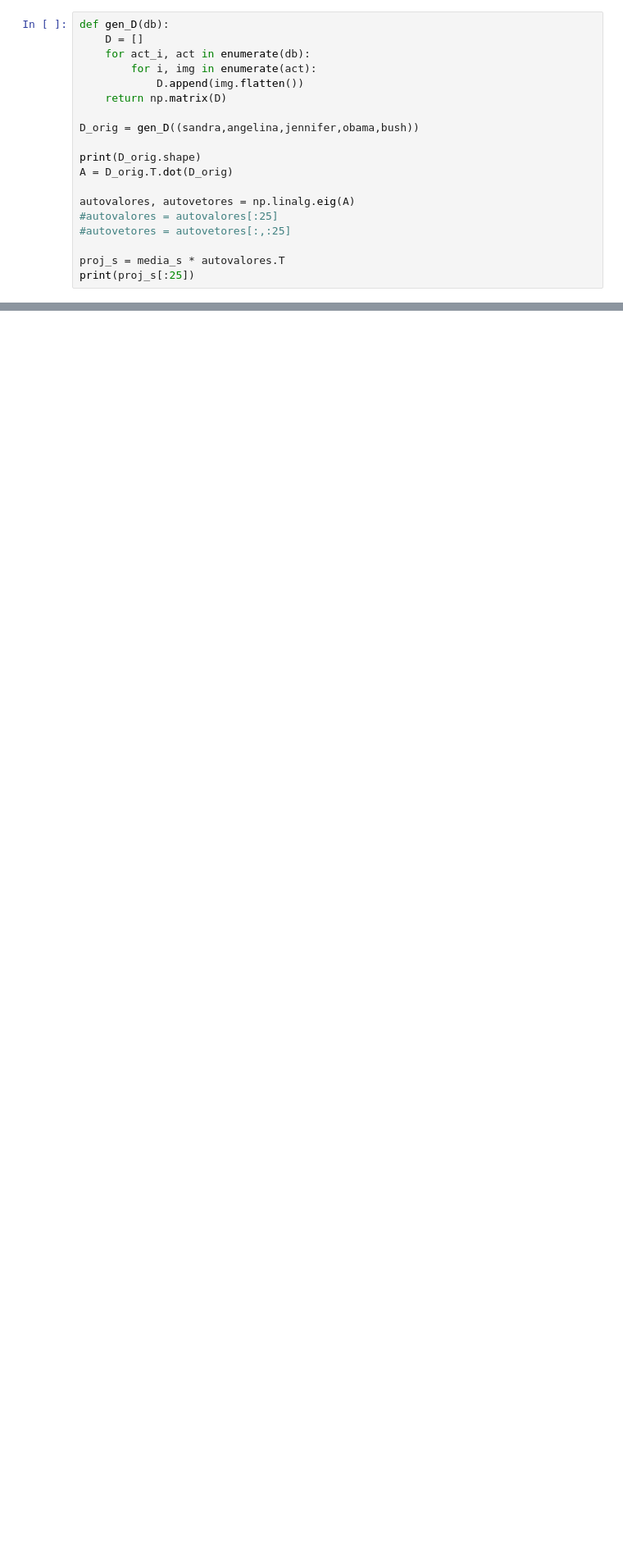
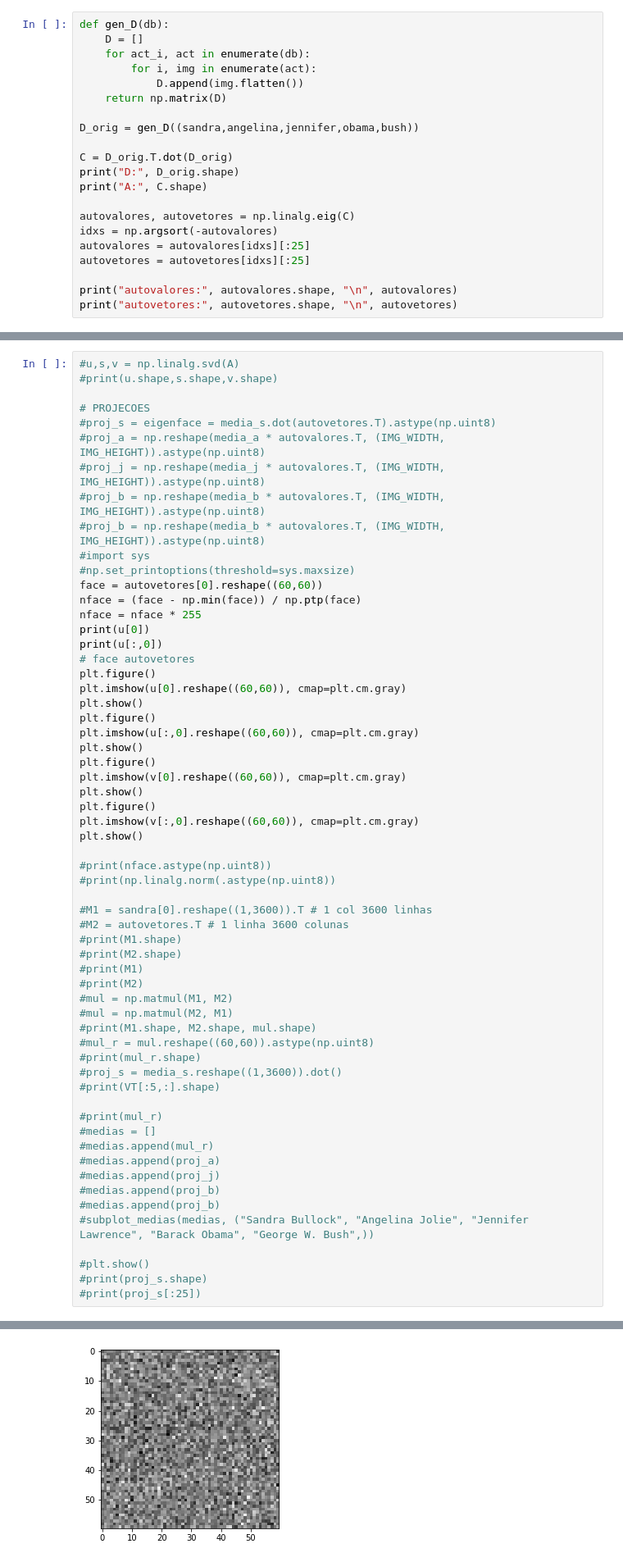
Before and after one commit to anderson-mdcc/algebralinear, a Jupyter notebook: face_recognition.ipynb, the cells around one changed output, grey strips where cells are left out. Shown at 82% size. Cells and saved outputs as stored; diff of their text form; blank space fills up the shorter version.

Commit message:
faces

```diff
--- a/face_recognition.ipynb
+++ b/face_recognition.ipynb
@@ -111,13 +110,15 @@ def gen_D(db):
 
 D_orig = gen_D((sandra,angelina,jennifer,obama,bush))
 
-print(D_orig.shape)
-A = D_orig.T.dot(D_orig)
+C = D_orig.T.dot(D_orig)
+print("D:", D_orig.shape)
+print("A:", C.shape)
 
-autovalores, autovetores = np.linalg.eig(A)
-#autovalores = autovalores[:25]
-#autovetores = autovetores[:,:25]
+autovalores, autovetores = np.linalg.eig(C)
+idxs = np.argsort(-autovalores)
+autovalores = autovalores[idxs][:25]
+autovetores = autovetores[idxs][:25]
 
-proj_s = media_s * autovalores.T
-print(proj_s[:25])
+print("autovalores:", autovalores.shape, "\n", autovalores)
+print("autovetores:", autovetores.shape, "\n", autovetores)
 # %% [output]
@@ -131,0 +142,61 @@ print(proj_s[:25])
+# %%
+#u,s,v = np.linalg.svd(A)
+#print(u.shape,s.shape,v.shape)
+
+# PROJECOES
+#proj_s = eigenface = media_s.dot(autovetores.T).astype(np.uint8)
+#proj_a = np.reshape(media_a * autovalores.T, (IMG_WIDTH, IMG_HEIGHT)).astype(np.uint8)
+#proj_j = np.reshape(media_j * autovalores.T, (IMG_WIDTH, IMG_HEIGHT)).astype(np.uint8)
+#proj_b = np.reshape(media_b * autovalores.T, (IMG_WIDTH, IMG_HEIGHT)).astype(np.uint8)
+#proj_b = np.reshape(media_b * autovalores.T, (IMG_WIDTH, IMG_HEIGHT)).astype(np.uint8)
+#import sys
+#np.set_printoptions(threshold=sys.maxsize)
+face = autovetores[0].reshape((60,60))
+nface = (face - np.min(face)) / np.ptp(face)
+nface = nface * 255
+print(u[0])
+print(u[:,0])
+# face autovetores
+plt.figure()
+plt.imshow(u[0].reshape((60,60)), cmap=plt.cm.gray)
+plt.show()
+plt.figure()
+plt.imshow(u[:,0].reshape((60,60)), cmap=plt.cm.gray)
+plt.show()
+plt.figure()
+plt.imshow(v[0].reshape((60,60)), cmap=plt.cm.gray)
+plt.show()
+plt.figure()
+plt.imshow(v[:,0].reshape((60,60)), cmap=plt.cm.gray)
+plt.show()
+
+#print(nface.astype(np.uint8))
+#print(np.linalg.norm(.astype(np.uint8))
+
+#M1 = sandra[0].reshape((1,3600)).T # 1 col 3600 linhas
+#M2 = autovetores.T # 1 linha 3600 colunas
+#print(M1.shape)
+#print(M2.shape)
+#print(M1)
+#print(M2)
+#mul = np.matmul(M1, M2)
+#mul = np.matmul(M2, M1)
+#print(M1.shape, M2.shape, mul.shape)
+#mul_r = mul.reshape((60,60)).astype(np.uint8)
+#print(mul_r.shape)
+#proj_s = media_s.reshape((1,3600)).dot()
+#print(VT[:5,:].shape)
+
+#print(mul_r)
+#medias = []
+#medias.append(mul_r)
+#medias.append(proj_a)
+#medias.append(proj_j)
+#medias.append(proj_b)
+#medias.append(proj_b)
+#subplot_medias(medias, ("Sandra Bullock", "Angelina Jolie", "Jennifer Lawrence", "Barack Obama", "George W. Bush",))
+
+#plt.show()
+#print(proj_s.shape)
+#print(proj_s[:25])
+# %% [output]
@@ -131,0 +212 @@ print(proj_s[:25])
+[figure, added]
```
Also changed, not shown: parts of 7 cells of this notebook, 3 other files.
